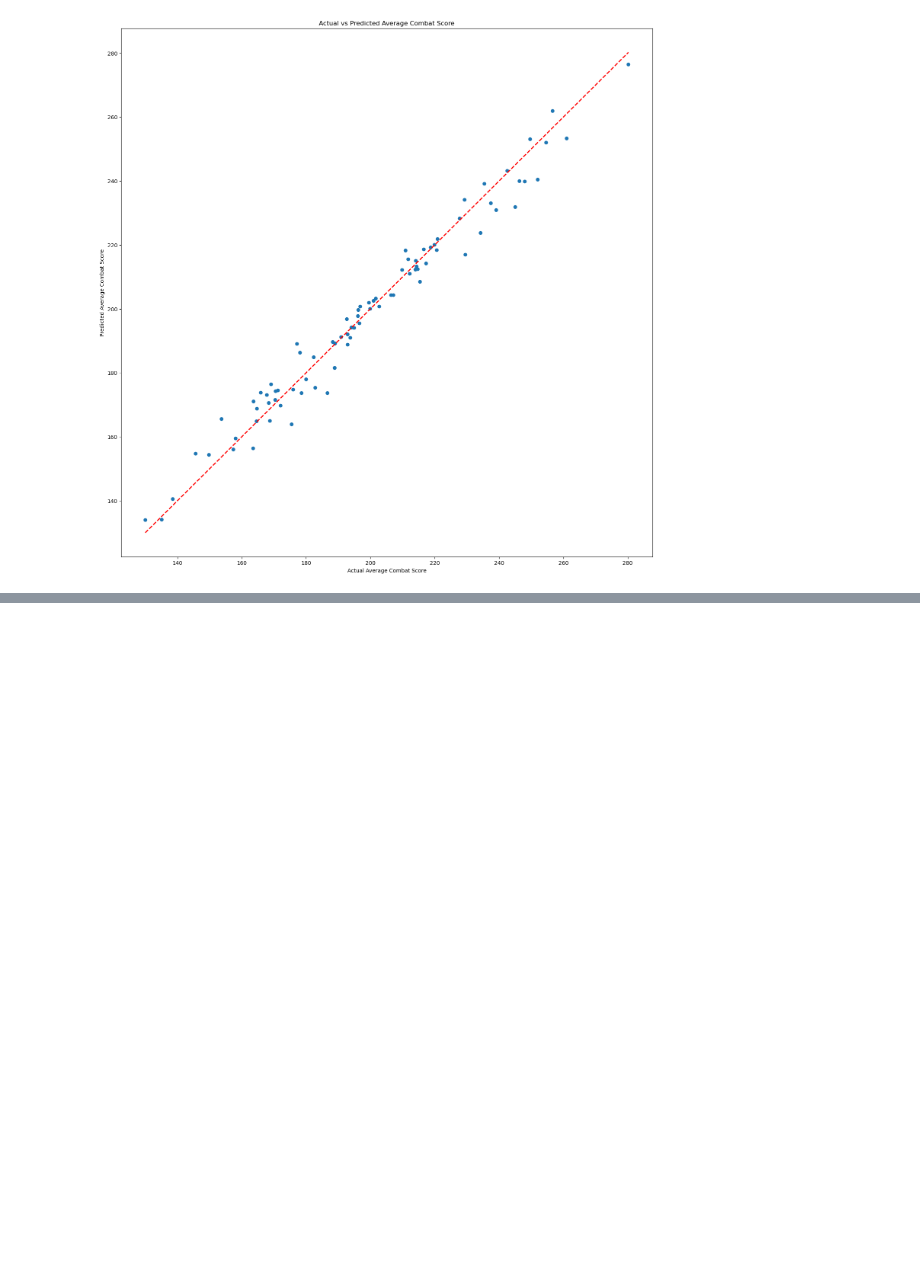
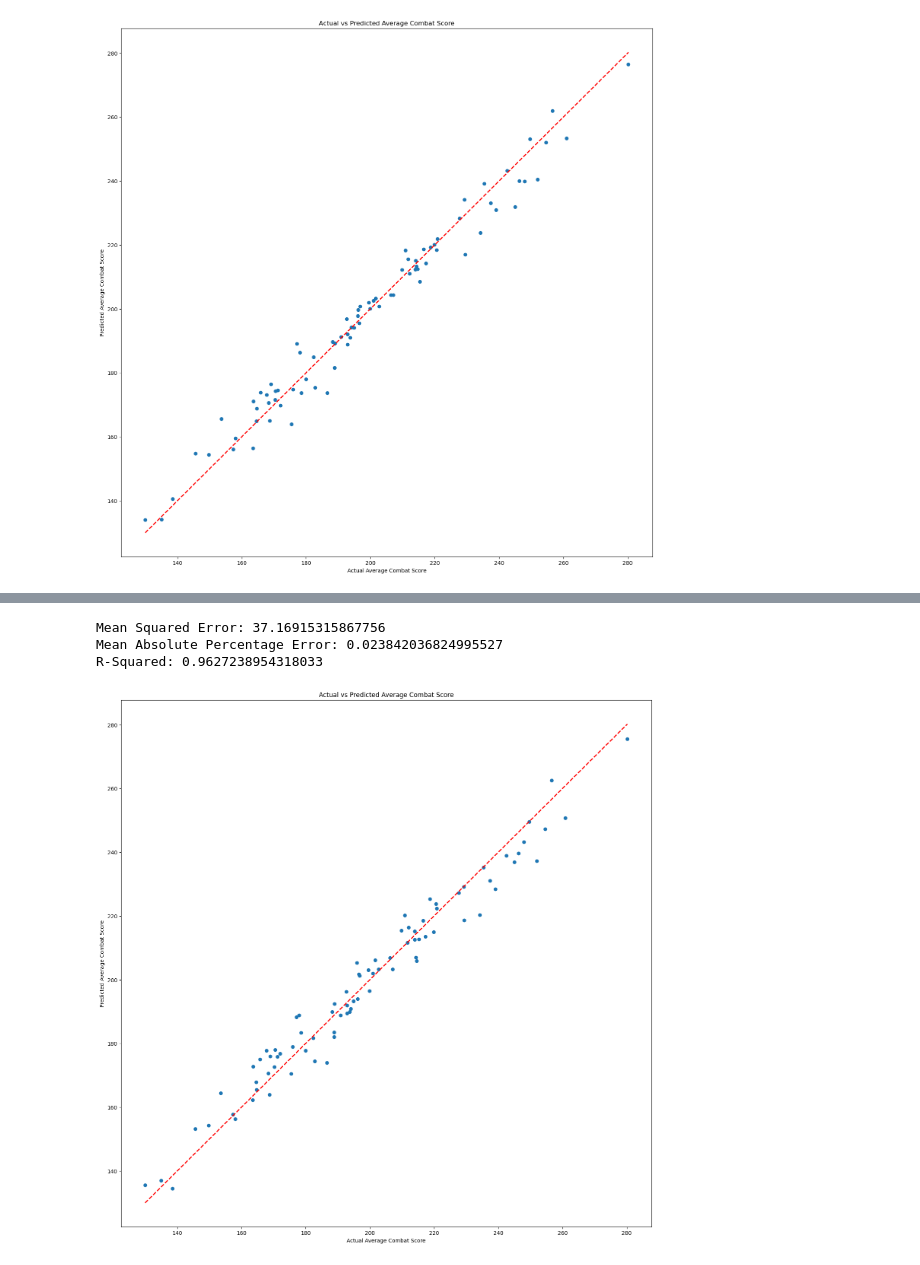
Before and after one commit to agbandong/valorant-boosted-tree, a Jupyter notebook: ACS_Model.ipynb, the cells around one changed output, grey strips where cells are left out. Drawn from its saved outputs; the diff is of its cells as text; code cells hidden in the pictures; blank space fills up the shorter version.

```diff
--- a/ACS_Model.ipynb
+++ b/ACS_Model.ipynb
@@ -288,0 +308,3 @@ plt.show()
+# %%
+# Split data into training and testing sets
+X_train, X_test, y_train, y_test = train_test_split(data[features], data[target_variable], test_size=0.2, random_state=42)
@@ -288,0 +317,6 @@ plt.show()
+# %%
+# Initialize the XGBoost Regressor
+model = XGBRegressor(objective='reg:squarederror', random_state=42)
+# %%
+# Train the model
+model.fit(X_train, y_train)
@@ -288,0 +335,31 @@ plt.show()
+# %%
+# Make predictions on the test set
+y_pred = model.predict(X_test.to_numpy())
+# %%
+#Check stats
+mse = mean_squared_error(y_test, y_pred)
+mape = mean_absolute_percentage_error(y_test, y_pred)
+r2 = r2_score(y_test, y_pred)
+print(f'Mean Squared Error: {mse}')
+print(f'Mean Absolute Percentage Error: {mape}')
+print(f'R-Squared: {r2}')
+# %% [output]
+Mean Squared Error: 37.16915315867756
+Mean Absolute Percentage Error: 0.023842036824995527
+R-Squared: 0.9627238954318033
+# %%
+# Actual vs Predicted graph
+
+# Create a larger figure
+plt.figure(figsize=(18, 18))
+
+# Plot actual vs predicted values with player names
+plt.scatter(y_test, y_pred)
+plt.plot([min(y_test), max(y_test)], [min(y_test), max(y_test)], linestyle='--', color='red', linewidth=2)
+plt.xlabel("Actual Average Combat Score")
+plt.ylabel("Predicted Average Combat Score")
+plt.title("Actual vs Predicted Average Combat Score")
+
+plt.show()
+# %% [output]
+[figure, added]
```
Also changed, not shown: parts of 38 cells of this notebook, 6 other files.
